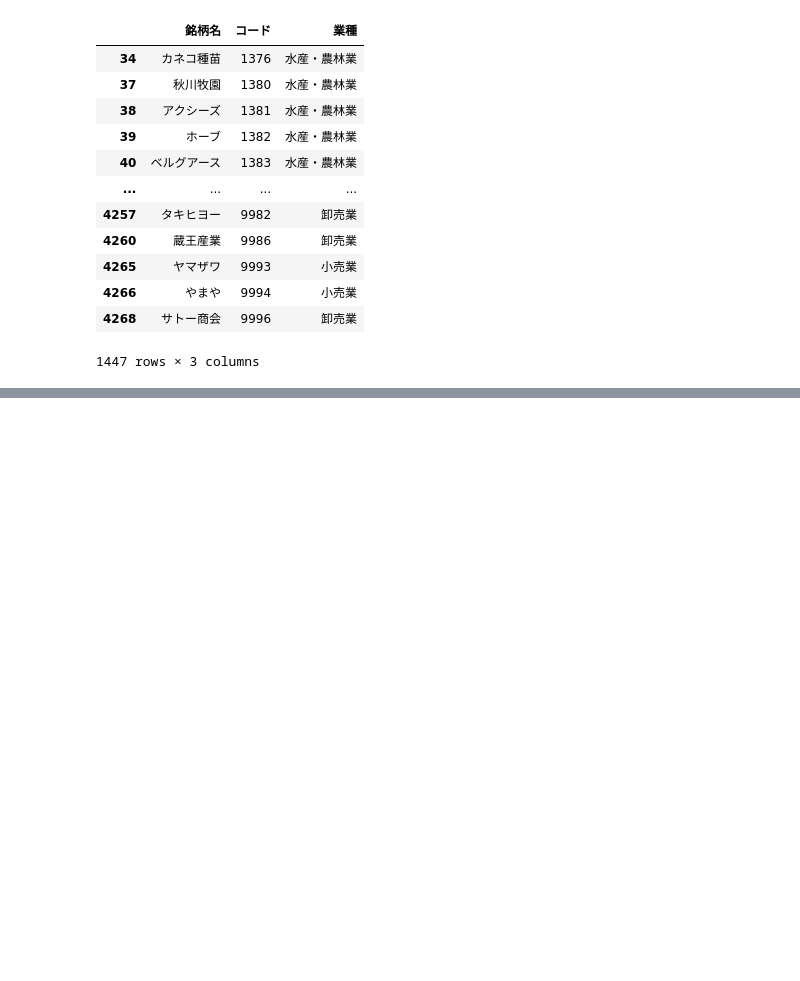
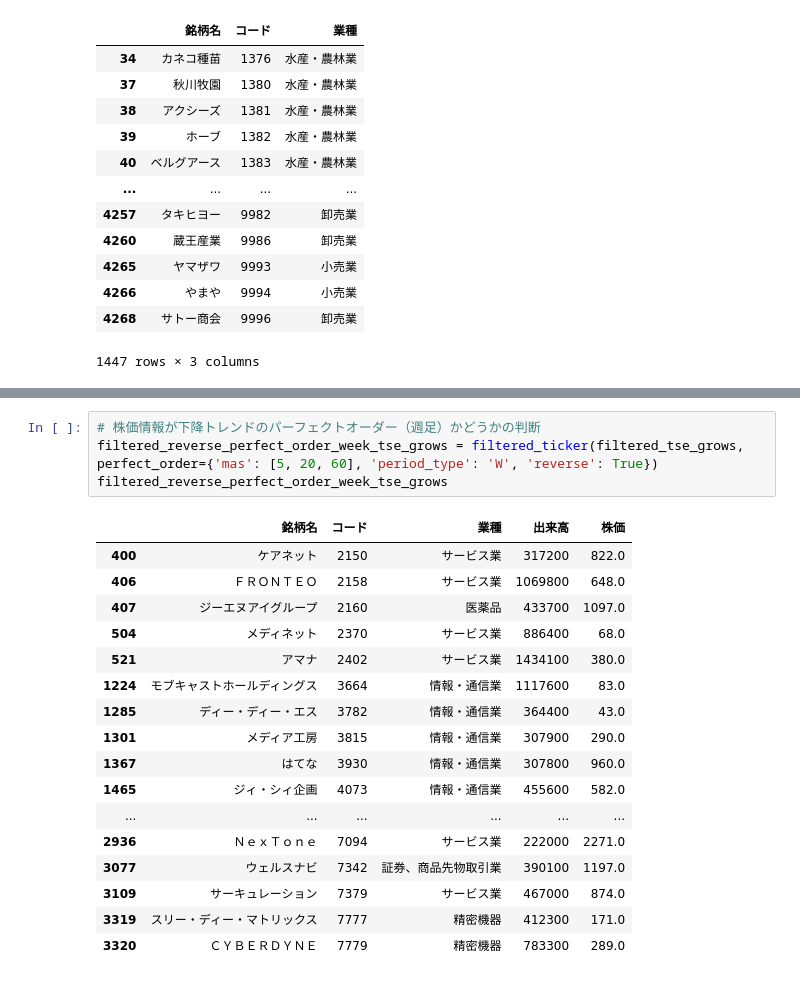
Before and after one commit to hirokimituya/stock-price-analysis, a Jupyter notebook: technical_analysis/銘柄選定関数.ipynb, the cells around one changed output, grey strips where cells are left out. Drawn from its saved outputs; the diff is of its cells as text; blank space fills up the shorter version.

```diff
--- a/technical_analysis/銘柄選定関数.ipynb
+++ b/technical_analysis/銘柄選定関数.ipynb
@@ -696,0 +784,22 @@ filtered_reverse_perfect_order_week_day_tse_standard
+# %%
+# 株価情報が下降トレンドのパーフェクトオーダー（週足）かどうかの判断
+filtered_reverse_perfect_order_week_tse_grows = filtered_ticker(filtered_tse_grows, perfect_order={'mas': [5, 20, 60], 'period_type': 'W', 'reverse': True})
+filtered_reverse_perfect_order_week_tse_grows
+# %% [output]
+|  | 銘柄名 | コード | 業種 | 出来高 | 株価 |
+| 400 | ケアネット | 2150 | サービス業 | 317200 | 822.0 |
+| 406 | ＦＲＯＮＴＥＯ | 2158 | サービス業 | 1069800 | 648.0 |
+| 407 | ジーエヌアイグループ | 2160 | 医薬品 | 433700 | 1097.0 |
+| 504 | メディネット | 2370 | サービス業 | 886400 | 68.0 |
+| 521 | アマナ | 2402 | サービス業 | 1434100 | 380.0 |
+| 1224 | モブキャストホールディングス | 3664 | 情報・通信業 | 1117600 | 83.0 |
+| 1285 | ディー・ディー・エス | 3782 | 情報・通信業 | 364400 | 43.0 |
+| 1301 | メディア工房 | 3815 | 情報・通信業 | 307900 | 290.0 |
+| 1367 | はてな | 3930 | 情報・通信業 | 307800 | 960.0 |
+| 1465 | ジィ・シィ企画 | 4073 | 情報・通信業 | 455600 | 582.0 |
+| ... | ... | ... | ... | ... | ... |
+| 2936 | ＮｅｘＴｏｎｅ | 7094 | サービス業 | 222000 | 2271.0 |
+| 3077 | ウェルスナビ | 7342 | 証券、商品先物取引業 | 390100 | 1197.0 |
+| 3109 | サーキュレーション | 7379 | サービス業 | 467000 | 874.0 |
+| 3319 | スリー・ディー・マトリックス | 7777 | 精密機器 | 412300 | 171.0 |
+| 3320 | ＣＹＢＥＲＤＹＮＥ | 7779 | 精密機器 | 783300 | 289.0 |
```
Also changed, not shown: parts of 21 cells of this notebook.
